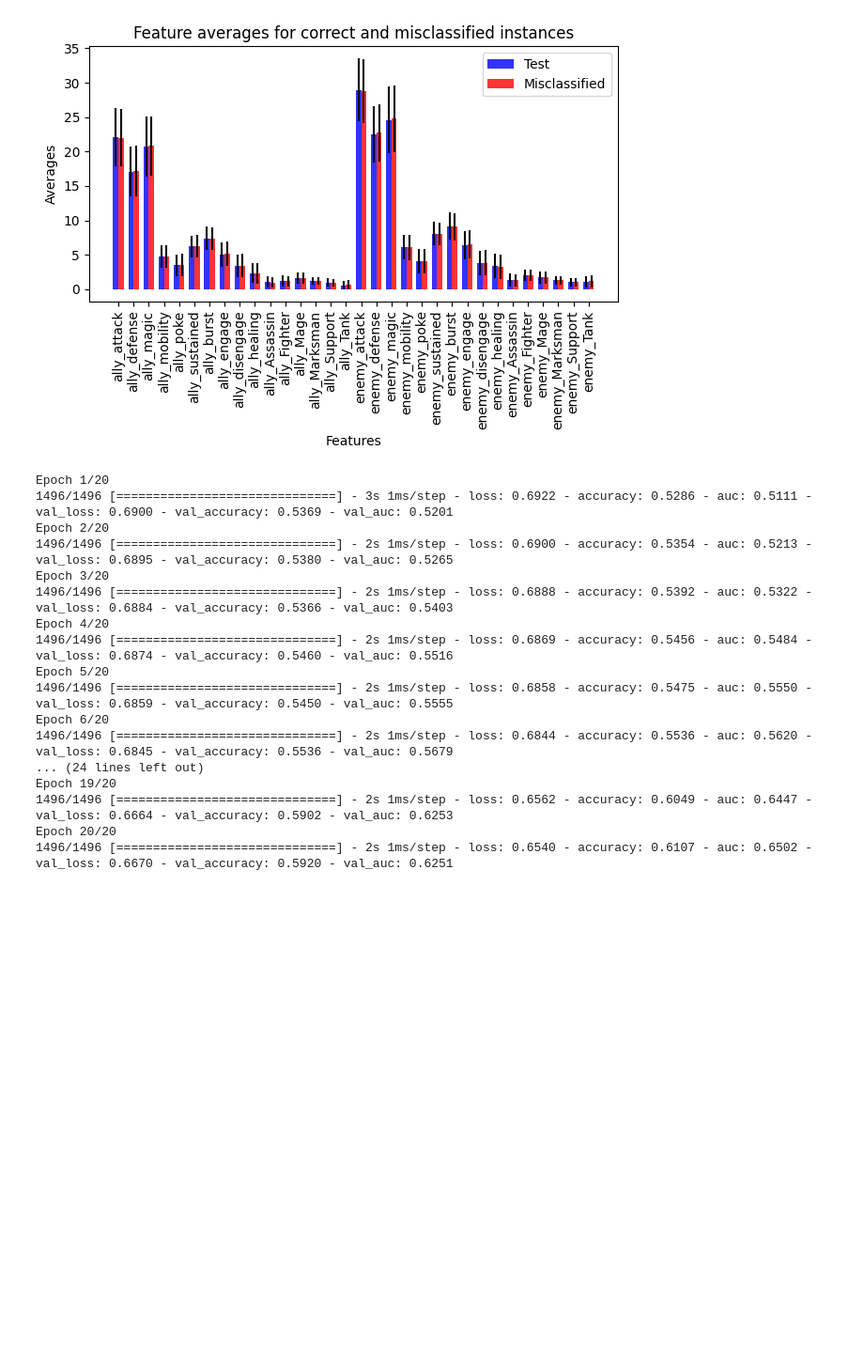
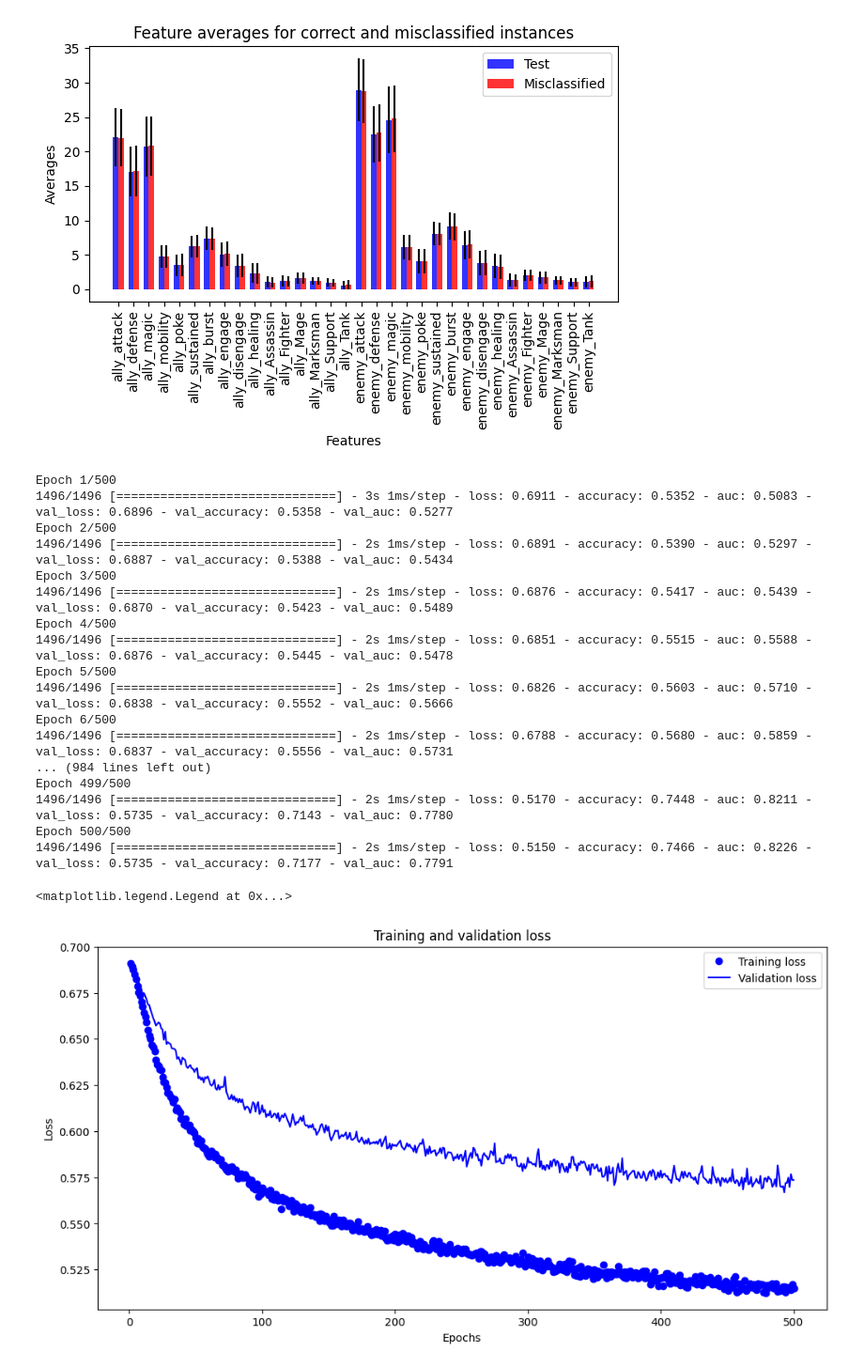
Before and after one commit to fpechierasData/lol_item_recommender, a Jupyter notebook: scratch.ipynb, the cells around one changed output. Shown at 94% size. Cells and saved outputs as stored; diff of their text form; code cells hidden in the pictures; blank space fills up the shorter version.

```diff
--- a/scratch.ipynb
+++ b/scratch.ipynb
@@ -351,6 +351,7 @@ def tf_ann_train(X, y):
         Dense(64, activation='relu'),
         Dropout(0.1),
         Dense(64, activation='relu'),
+        Dense(64, activation='mish'),
         Dense(32, activation='relu'),
         Dense(1, activation='sigmoid')
     ])
@@ -361,27 +362,43 @@ def tf_ann_train(X, y):
 
     history = model.fit(X_train, y_train,
                         validation_data=(X_test, y_test),
-                        epochs=200,
+                        epochs=500,
                         batch_size=32)
 
     return history, model
 # %%
 history, model = tf_ann_train(features, Y)
 # %% [output]
-Epoch 1/20
-1496/1496 [==============================] - 3s 1ms/step - loss: 0.6922 - accuracy: 0.5286 - auc: 0.5111 - val_loss: 0.6900 - val_accuracy: 0.5369 - val_auc: 0.5201
-Epoch 2/20
-1496/1496 [==============================] - 2s 1ms/step - loss: 0.6900 - accuracy: 0.5354 - auc: 0.5213 - val_loss: 0.6895 - val_accuracy: 0.5380 - val_auc: 0.5265
-Epoch 3/20
-1496/1496 [==============================] - 2s 1ms/step - loss: 0.6888 - accuracy: 0.5392 - auc: 0.5322 - val_loss: 0.6884 - val_accuracy: 0.5366 - val_auc: 0.5403
-Epoch 4/20
-1496/1496 [==============================] - 2s 1ms/step - loss: 0.6869 - accuracy: 0.5456 - auc: 0.5484 - val_loss: 0.6874 - val_accuracy: 0.5460 - val_auc: 0.5516
-Epoch 5/20
-1496/1496 [==============================] - 2s 1ms/step - loss: 0.6858 - accuracy: 0.5475 - auc: 0.5550 - val_loss: 0.6859 - val_accuracy: 0.5450 - val_auc: 0.5555
-Epoch 6/20
-1496/1496 [==============================] - 2s 1ms/step - loss: 0.6844 - accuracy: 0.5536 - auc: 0.5620 - val_loss: 0.6845 - val_accuracy: 0.5536 - val_auc: 0.5679
-... (24 lines left out)
-Epoch 19/20
-1496/1496 [==============================] - 2s 1ms/step - loss: 0.6562 - accuracy: 0.6049 - auc: 0.6447 - val_loss: 0.6664 - val_accuracy: 0.5902 - val_auc: 0.6253
-Epoch 20/20
-1496/1496 [==============================] - 2s 1ms/step - loss: 0.6540 - accuracy: 0.6107 - auc: 0.6502 - val_loss: 0.6670 - val_accuracy: 0.5920 - val_auc: 0.6251
+Epoch 1/500
+1496/1496 [==============================] - 3s 1ms/step - loss: 0.6911 - accuracy: 0.5352 - auc: 0.5083 - val_loss: 0.6896 - val_accuracy: 0.5358 - val_auc: 0.5277
+Epoch 2/500
+1496/1496 [==============================] - 2s 1ms/step - loss: 0.6891 - accuracy: 0.5390 - auc: 0.5297 - val_loss: 0.6887 - val_accuracy: 0.5388 - val_auc: 0.5434
+Epoch 3/500
+1496/1496 [==============================] - 2s 1ms/step - loss: 0.6876 - accuracy: 0.5417 - auc: 0.5439 - val_loss: 0.6870 - val_accuracy: 0.5423 - val_auc: 0.5489
+Epoch 4/500
+1496/1496 [==============================] - 2s 1ms/step - loss: 0.6851 - accuracy: 0.5515 - auc: 0.5588 - val_loss: 0.6876 - val_accuracy: 0.5445 - val_auc: 0.5478
+Epoch 5/500
+1496/1496 [==============================] - 2s 1ms/step - loss: 0.6826 - accuracy: 0.5603 - auc: 0.5710 - val_loss: 0.6838 - val_accuracy: 0.5552 - val_auc: 0.5666
+Epoch 6/500
+1496/1496 [==============================] - 2s 1ms/step - loss: 0.6788 - accuracy: 0.5680 - auc: 0.5859 - val_loss: 0.6837 - val_accuracy: 0.5556 - val_auc: 0.5731
+... (984 lines left out)
+Epoch 499/500
+1496/1496 [==============================] - 2s 1ms/step - loss: 0.5170 - accuracy: 0.7448 - auc: 0.8211 - val_loss: 0.5735 - val_accuracy: 0.7143 - val_auc: 0.7780
+Epoch 500/500
+1496/1496 [==============================] - 2s 1ms/step - loss: 0.5150 - accuracy: 0.7466 - auc: 0.8226 - val_loss: 0.5735 - val_accuracy: 0.7177 - val_auc: 0.7791
+# %%
+history_dict = history.history
+loss_values = history_dict['loss']
+val_loss_values = history_dict['val_loss']
+epochs = range(1, len(loss_values) + 1)
+# Plot the losses
+plt.figure(figsize=(12,6))
+plt.plot(epochs, loss_values, 'bo', label='Training loss')  # 'bo' -> blue dot
+plt.plot(epochs, val_loss_values, 'b', label='Validation loss')  # 'b' -> blue line
+plt.title('Training and validation loss')
+plt.xlabel('Epochs')
+plt.ylabel('Loss')
+plt.legend()
+# %% [output]
+<matplotlib.legend.Legend at 0x...>
+[figure, added]
```
Also changed, not shown: parts of 1 cell of this notebook.
